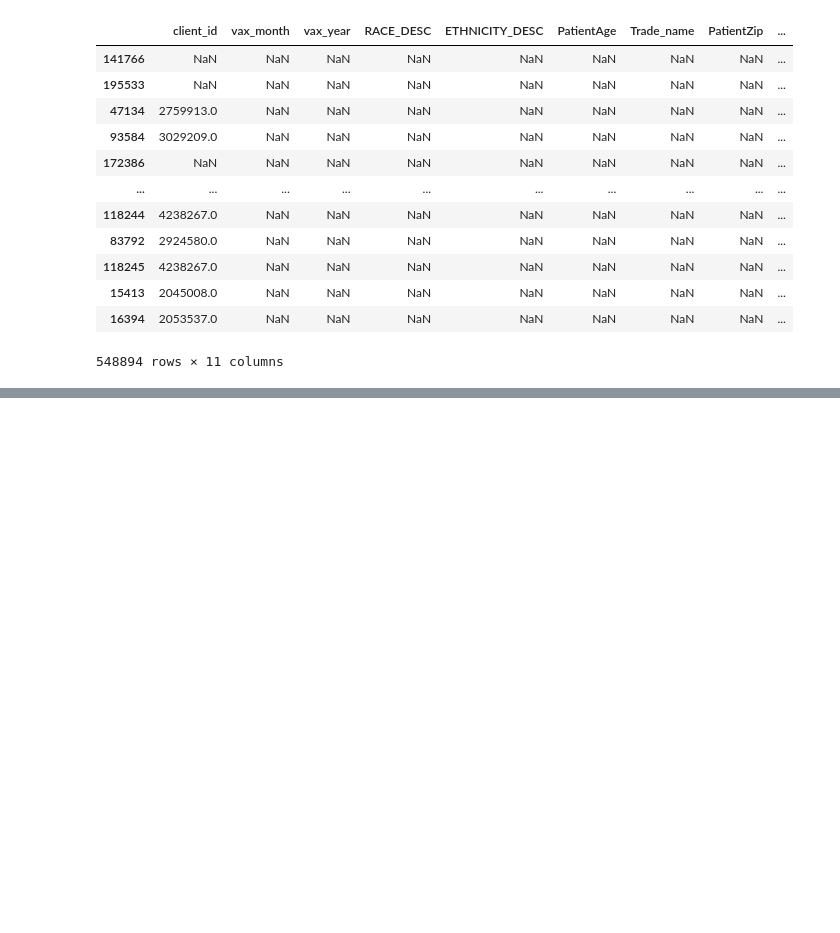
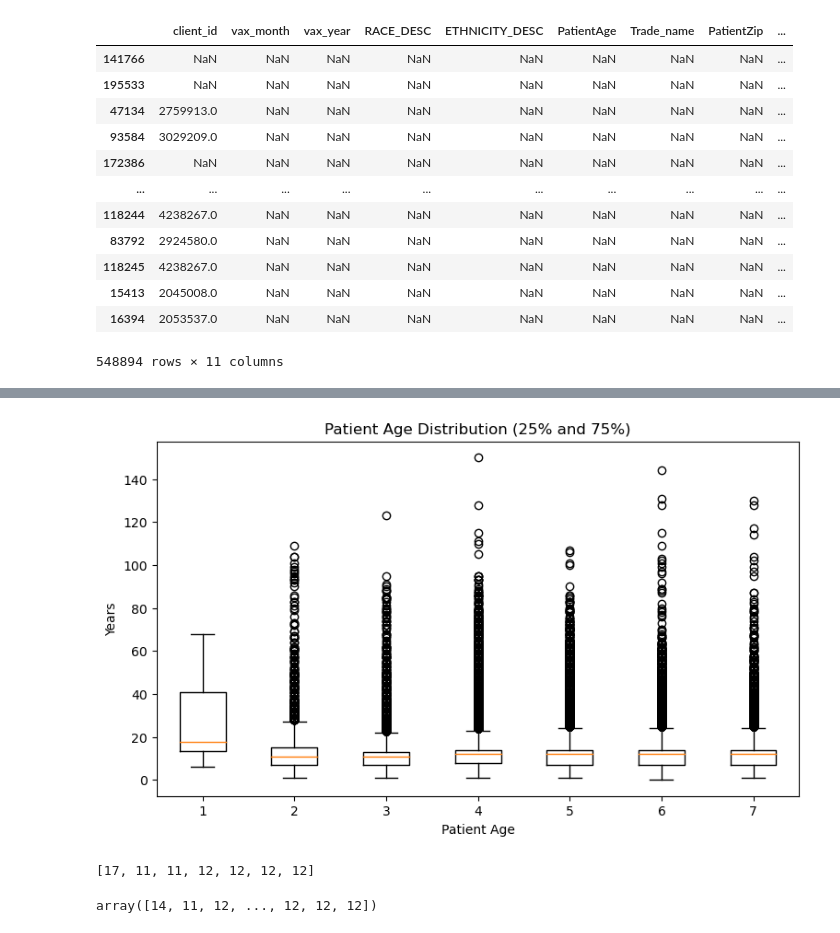
Before and after one commit to ZihanDing/EHR_project, a Jupyter notebook: HpvVaccine/Dose_Period_Analysis.ipynb, the cells around one changed output, grey strips where cells are left out. Drawn from its saved outputs; the diff is of its cells as text; code cells hidden in the pictures; blank space fills up the shorter version.

```diff
--- a/HpvVaccine/Dose_Period_Analysis.ipynb
+++ b/HpvVaccine/Dose_Period_Analysis.ipynb
@@ -500,0 +564,37 @@ gaps
+# %%
+plt.figure(figsize=(9, 5))
+# Create multiple boxplots
+
+
+# Q1 = np.percentile(box_res, 25)
+# Q3 = np.percentile(box_res, 75)
+# IQR = Q3 - Q1
+# threshold = 1.5 * IQR
+
+plt.boxplot(box_res
+#             ,whis = threshold
+           )
+# Customize the display with title and labels
+plt.title('Patient Age Distribution (25% and 75%)')
+plt.xlabel('Patient Age')
+plt.ylabel('Years')
+lambda_function = lambda x: x
+# array_from_lambda = np.array([lambda_function(x) for x in range(1, 15)])
+# plt.xticks(array_from_lambda, ,fontproperties = legend_font)
+# plt.xticks(list(set(ages)))
+
+# Show the plot
+plt.show()
+
+res = []
+for i in range(len(box_res)):
+    res.append(int(np.median(box_res[i])))
+print(res)
+# %% [output]
+[figure, added]
+[17, 11, 11, 12, 12, 12, 12]
+# %%
+ages = np.array(ages)
+ages
+# %% [output]
+array([14, 11, 12, ..., 12, 12, 12])
```
Also changed, not shown: parts of 21 cells of this notebook, 2 other files.
